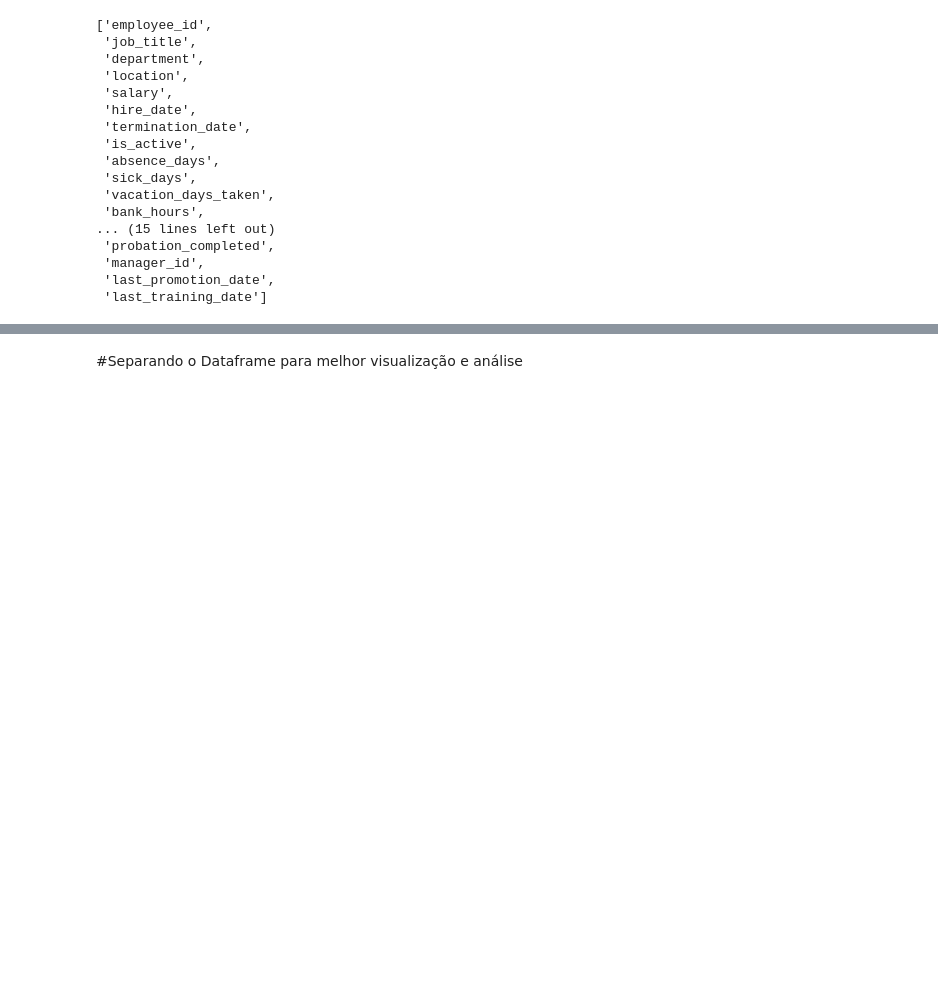
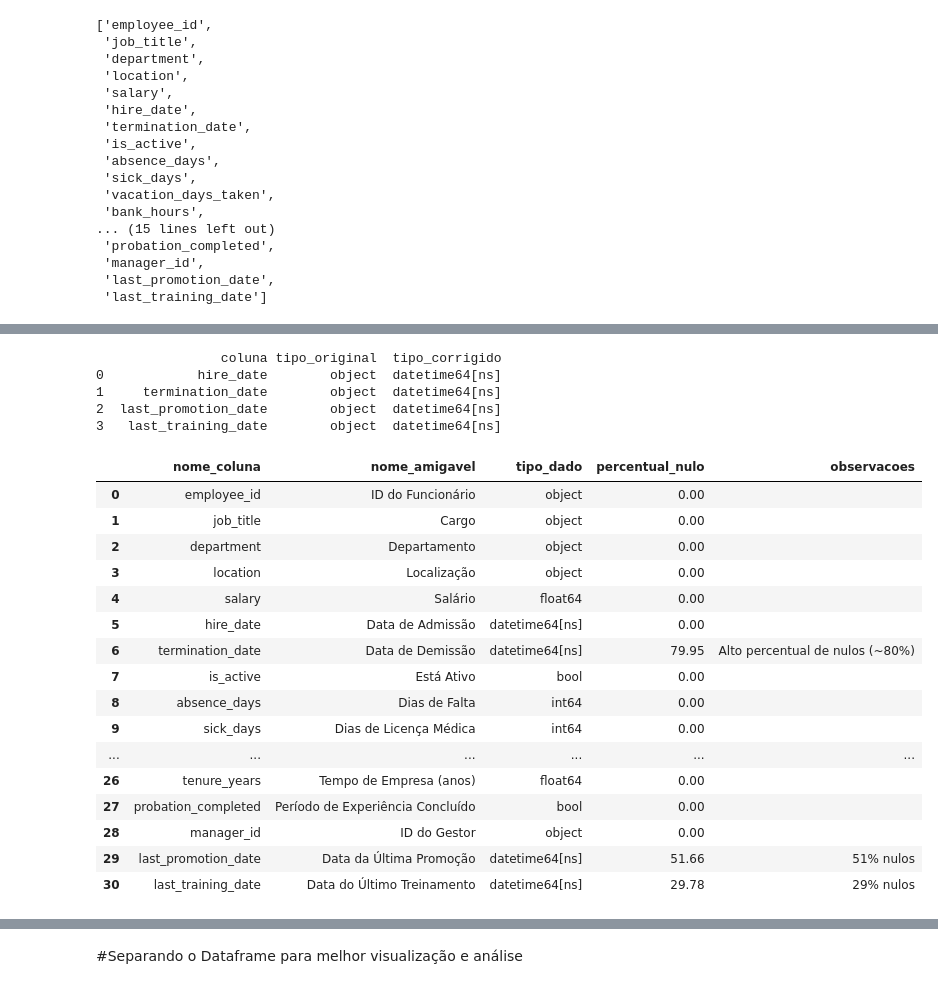
Before and after one commit to pela-andrea/people-analytics-case, a Jupyter notebook: scripts/01_exploracao_glossario.ipynb, the cells around one changed output, grey strips where cells are left out. Saved outputs shown, nothing was run; the diff lists cells and outputs as text; code cells hidden in the pictures; blank space fills up the shorter version.

```diff
--- a/scripts/01_exploracao_glossario.ipynb
+++ b/scripts/01_exploracao_glossario.ipynb
@@ -188,0 +199,71 @@ O principal objetivo da EDA é detectar quaisquer erros ou discrepâncias, bem c
+# %%
+#Corrigir os tipos de data no df_corrigido
+date_columns = ['hire_date', 'termination_date', 'last_promotion_date', 'last_training_date']
+for col in date_columns:
+    df_corrigido[col] = pd.to_datetime(df_corrigido[col], errors='coerce')
+# %%
+#Listar colunas de data
+date_columns = ['hire_date', 'termination_date', 'last_promotion_date', 'last_training_date']
+
+#Criar df com tipos de dados antes e depois
+comparacao_tipos = pd.DataFrame({
+    'coluna': date_columns,
+    'tipo_original': [df[col].dtype for col in date_columns],
+    'tipo_corrigido': [df_corrigido[col].dtype for col in date_columns]
+})
+
+print(comparacao_tipos)
+# %% [output]
+                coluna tipo_original  tipo_corrigido
+0            hire_date        object  datetime64[ns]
+1     termination_date        object  datetime64[ns]
+2  last_promotion_date        object  datetime64[ns]
+3   last_training_date        object  datetime64[ns]
+# %%
+# Verificar % de nulos
+nulos = df_corrigido.isnull().mean().round(4) * 100
+# %%
+# Verificar tipos atualizados
+tipos = df_corrigido.dtypes
+# %%
+# Estrutura base do glossário
+glossario = pd.DataFrame({
+    "nome_coluna": df_corrigido.columns,
+    "nome_amigavel": [
+        "ID do Funcionário", "Cargo", "Departamento", "Localização", "Salário", "Data de Admissão",
+        "Data de Demissão", "Está Ativo", "Dias de Falta", "Dias de Licença Médica", "Dias de Férias",
+        "Horas no Banco", "Horas Extras", "Ocorrências de Atraso", "Gênero", "Estado Civil",
+        "Nº de Dependentes", "Nível Educacional", "Nota de Performance", "Bônus (%)", "Turno",
+        "Tipo de Contrato", "Centro de Custo", "Compliance", "Plano de Saúde", "Email Corporativo",
+        "Tempo de Empresa (anos)", "Período de Experiência Concluído", "ID do Gestor",
+        "Data da Última Promoção", "Data do Último Treinamento"
+    ],
+    "tipo_dado": tipos.astype(str).values,
+    "percentual_nulo": nulos.values,
+    "observacoes": [
+        "", "", "", "", "", "",
+        "Alto percentual de nulos (~80%)", "", "", "", "", "", "", "", "", "", "", "", "", "", "", "", "", "", "", "", "", "", "",
+        "51% nulos", "29% nulos"
+    ]
+})
+# %%
+#Exibir Glossário criado
+display(glossario)
+# %% [output]
+|  | nome_coluna | nome_amigavel | tipo_dado | percentual_nulo | observacoes |
+| 0 | employee_id | ID do Funcionário | object | 0.00 |  |
+| 1 | job_title | Cargo | object | 0.00 |  |
+| 2 | department | Departamento | object | 0.00 |  |
+| 3 | location | Localização | object | 0.00 |  |
+| 4 | salary | Salário | float64 | 0.00 |  |
+| 5 | hire_date | Data de Admissão | datetime64[ns] | 0.00 |  |
+| 6 | termination_date | Data de Demissão | datetime64[ns] | 79.95 | Alto percentual de nulos (~80%) |
+| 7 | is_active | Está Ativo | bool | 0.00 |  |
+| 8 | absence_days | Dias de Falta | int64 | 0.00 |  |
+| 9 | sick_days | Dias de Licença Médica | int64 | 0.00 |  |
+| ... | ... | ... | ... | ... | ... |
+| 26 | tenure_years | Tempo de Empresa (anos) | float64 | 0.00 |  |
+| 27 | probation_completed | Período de Experiência Concluído | bool | 0.00 |  |
+| 28 | manager_id | ID do Gestor | object | 0.00 |  |
+| 29 | last_promotion_date | Data da Última Promoção | datetime64[ns] | 51.66 | 51% nulos |
+| 30 | last_training_date | Data do Último Treinamento | datetime64[ns] | 29.78 | 29% nulos |
```
Also changed, not shown: parts of 12 cells of this notebook.
